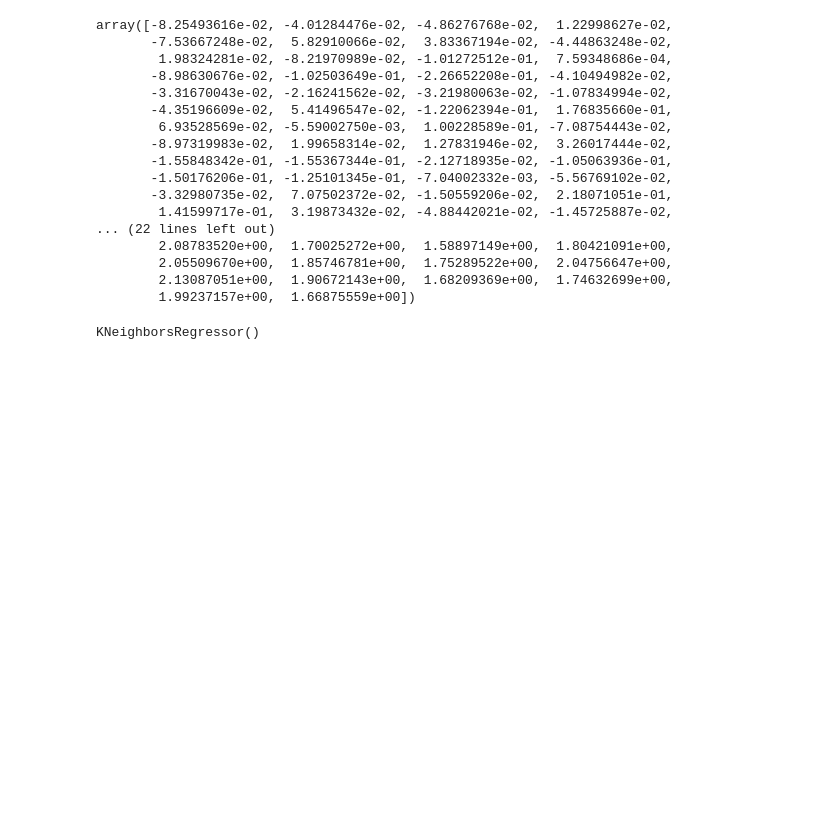
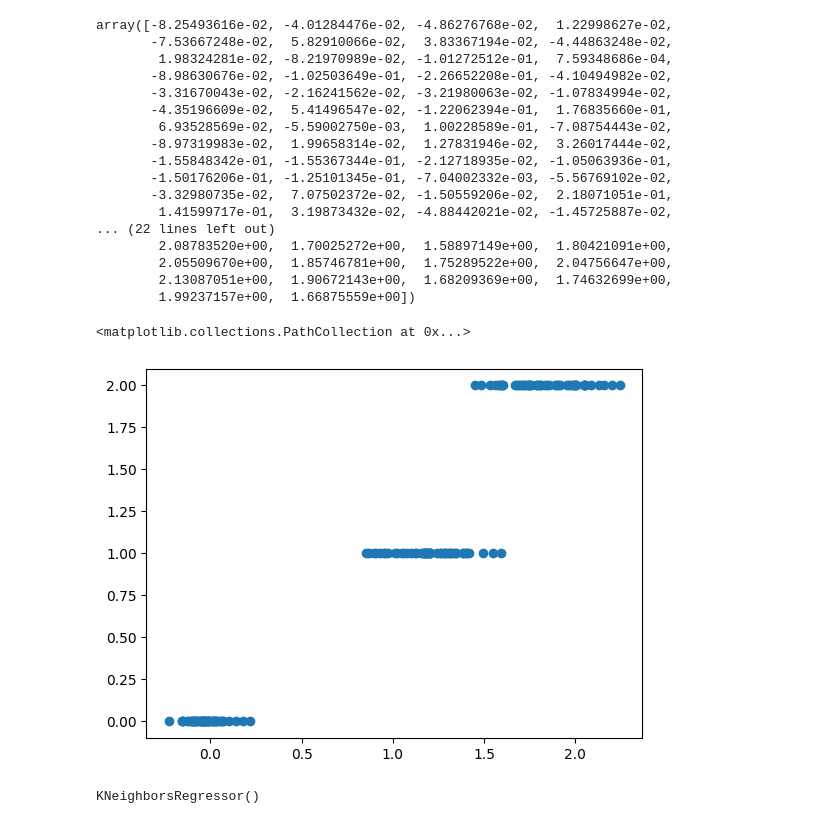
Before and after one commit to hrishavraj89/sci-kit_learn, a Jupyter notebook: scikit_learn.ipynb, the cells around one changed output. Cells and saved outputs as stored; diff of their text form; code cells hidden in the pictures; blank space fills up the shorter version.

```diff
--- a/scikit_learn.ipynb
+++ b/scikit_learn.ipynb
@@ -108,6 +110,13 @@ array([-8.25493616e-02, -4.01284476e-02, -4.86276768e-02,  1.22998627e-02,
         2.05509670e+00,  1.85746781e+00,  1.75289522e+00,  2.04756647e+00,
         2.13087051e+00,  1.90672143e+00,  1.68209369e+00,  1.74632699e+00,
         1.99237157e+00,  1.66875559e+00])
+# %%
+pred1 = Model.predict(X)
+# %%
+plt.scatter(pred1, y)
+# %% [output]
+<matplotlib.collections.PathCollection at 0x...>
+[figure, added]
 # %%
 from sklearn.neighbors import KNeighborsRegressor
 mod = KNeighborsRegressor()
```
Also changed, not shown: parts of 6 cells of this notebook.
